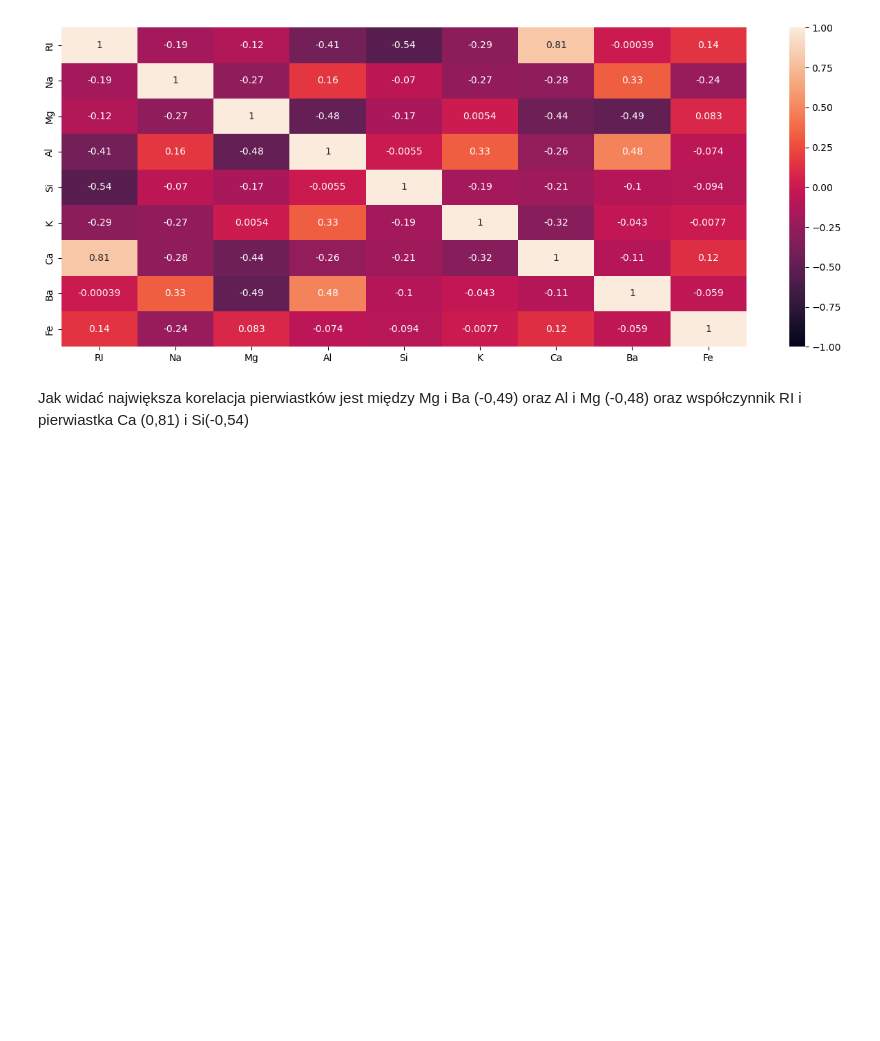
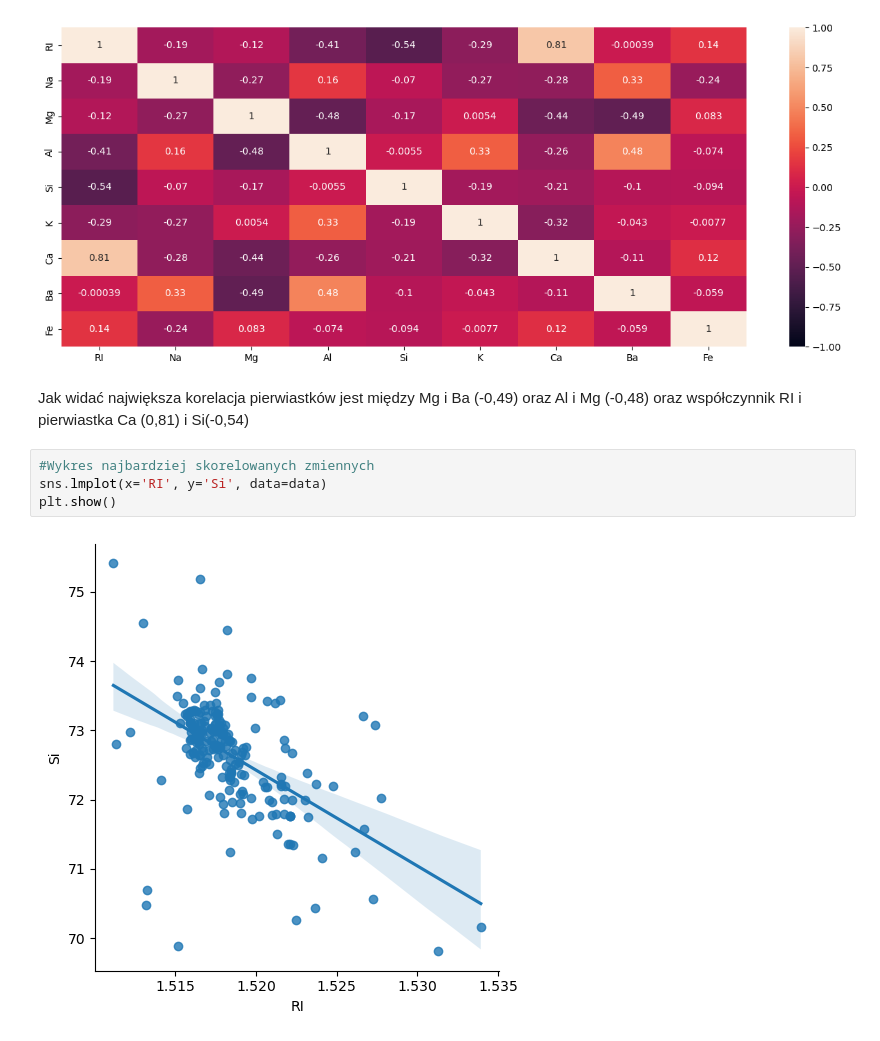
Before and after one commit to WojciechSzade/GlassClassificationProject, a Jupyter notebook: gcp.ipynb, the cells around one changed output. Cells and saved outputs as stored; diff of their text form; blank space fills up the shorter version.

```diff
--- a/gcp.ipynb
+++ b/gcp.ipynb
@@ -73,3 +75,9 @@ sns.heatmap(data[cols].corr(method='pearson'), vmin=-1, vmax=1, annot=True)
 [figure]
 # %% [markdown]
 Jak widać największa korelacja pierwiastków jest między  Mg i Ba (-0,49) oraz Al i Mg (-0,48) oraz współczynnik RI i pierwiastka Ca (0,81) i Si(-0,54)
+# %%
+#Wykres najbardziej skorelowanych zmiennych
+sns.lmplot(x='RI', y='Si', data=data)
+plt.show()
+# %% [output]
+[figure, added]
```
Also changed, not shown: parts of 2 cells of this notebook.
